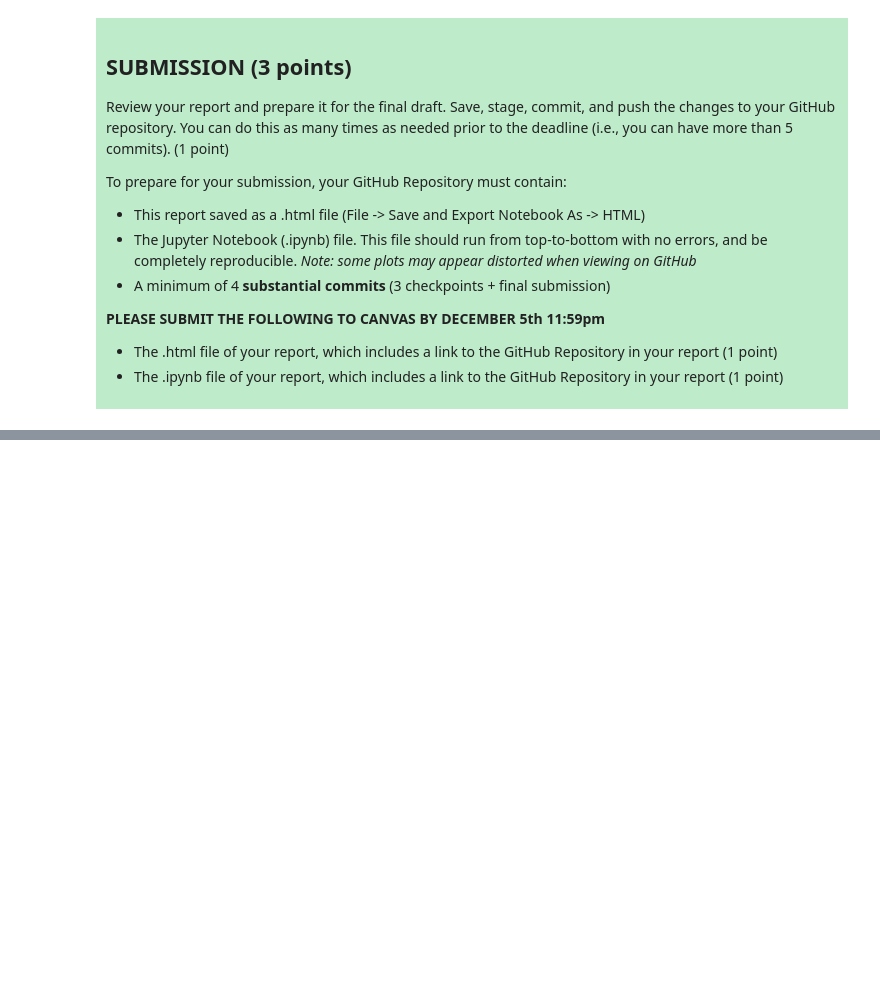
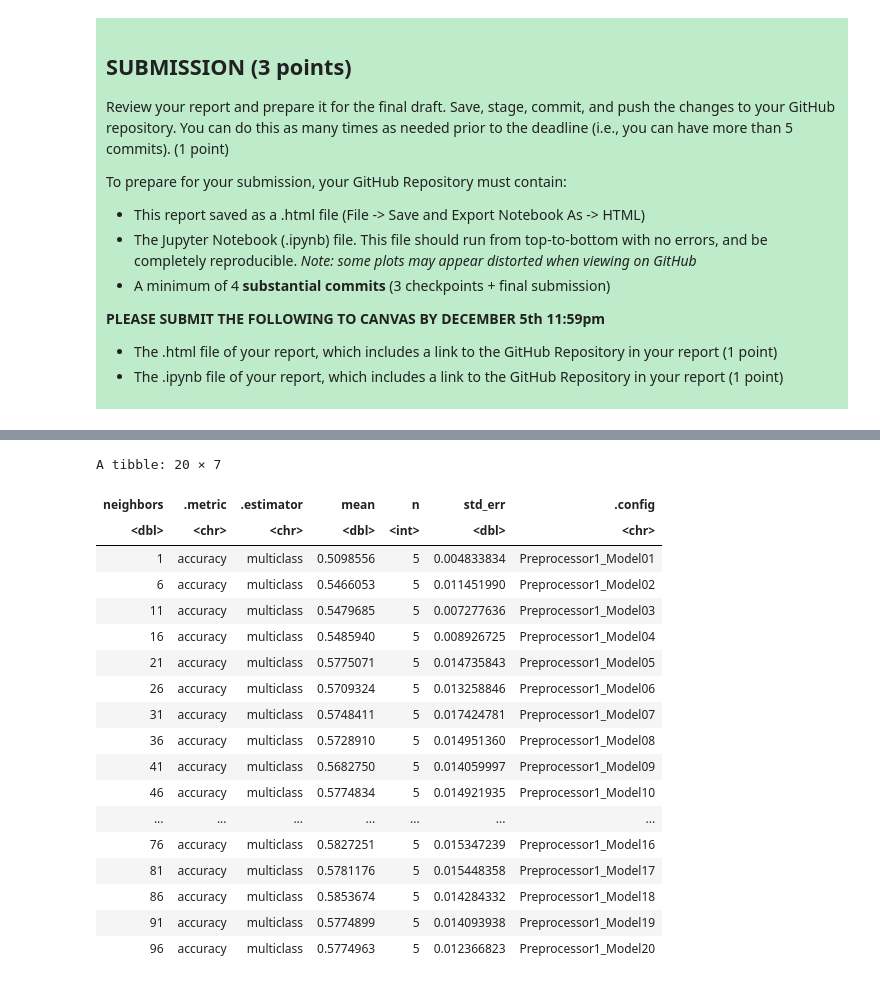
Before and after one commit to jiayinwang76/dsci-100-project-jiayin-wang, a Jupyter notebook: dsci-100-project-notebook.ipynb, the cells around one changed output, grey strips where cells are left out. Drawn from its saved outputs; the diff is of its cells as text; code cells hidden in the pictures; blank space fills up the shorter version.

```diff
--- a/dsci-100-project-notebook.ipynb
+++ b/dsci-100-project-notebook.ipynb
@@ -538,0 +716,22 @@ To prepare for your submission, your GitHub Repository must contain:
+# %%
+accuracies
+# %% [output]
+A tibble: 20 × 7
+| neighbors | .metric | .estimator | mean | n | std_err | .config |
+| <dbl> | <chr> | <chr> | <dbl> | <int> | <dbl> | <chr> |
+| 1 | accuracy | multiclass | 0.5098556 | 5 | 0.004833834 | Preprocessor1_Model01 |
+| 6 | accuracy | multiclass | 0.5466053 | 5 | 0.011451990 | Preprocessor1_Model02 |
+| 11 | accuracy | multiclass | 0.5479685 | 5 | 0.007277636 | Preprocessor1_Model03 |
+| 16 | accuracy | multiclass | 0.5485940 | 5 | 0.008926725 | Preprocessor1_Model04 |
+| 21 | accuracy | multiclass | 0.5775071 | 5 | 0.014735843 | Preprocessor1_Model05 |
+| 26 | accuracy | multiclass | 0.5709324 | 5 | 0.013258846 | Preprocessor1_Model06 |
+| 31 | accuracy | multiclass | 0.5748411 | 5 | 0.017424781 | Preprocessor1_Model07 |
+| 36 | accuracy | multiclass | 0.5728910 | 5 | 0.014951360 | Preprocessor1_Model08 |
+| 41 | accuracy | multiclass | 0.5682750 | 5 | 0.014059997 | Preprocessor1_Model09 |
+| 46 | accuracy | multiclass | 0.5774834 | 5 | 0.014921935 | Preprocessor1_Model10 |
+| ... | ... | ... | ... | ... | ... | ... |
+| 76 | accuracy | multiclass | 0.5827251 | 5 | 0.015347239 | Preprocessor1_Model16 |
+| 81 | accuracy | multiclass | 0.5781176 | 5 | 0.015448358 | Preprocessor1_Model17 |
+| 86 | accuracy | multiclass | 0.5853674 | 5 | 0.014284332 | Preprocessor1_Model18 |
+| 91 | accuracy | multiclass | 0.5774899 | 5 | 0.014093938 | Preprocessor1_Model19 |
+| 96 | accuracy | multiclass | 0.5774963 | 5 | 0.012366823 | Preprocessor1_Model20 |
```
Also changed, not shown: parts of 13 cells of this notebook.
